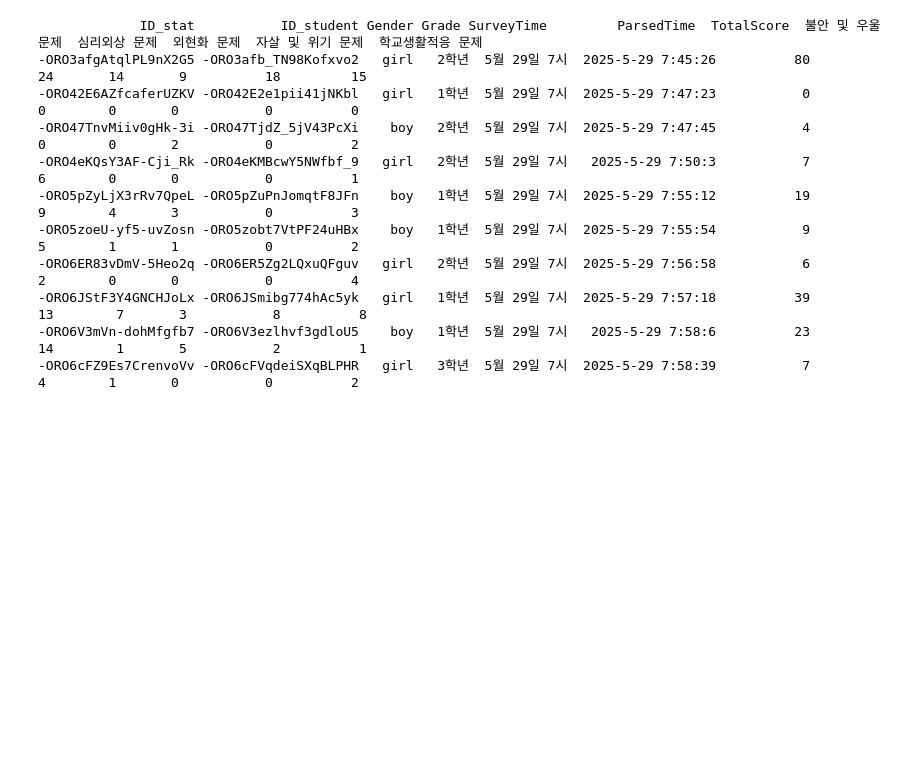
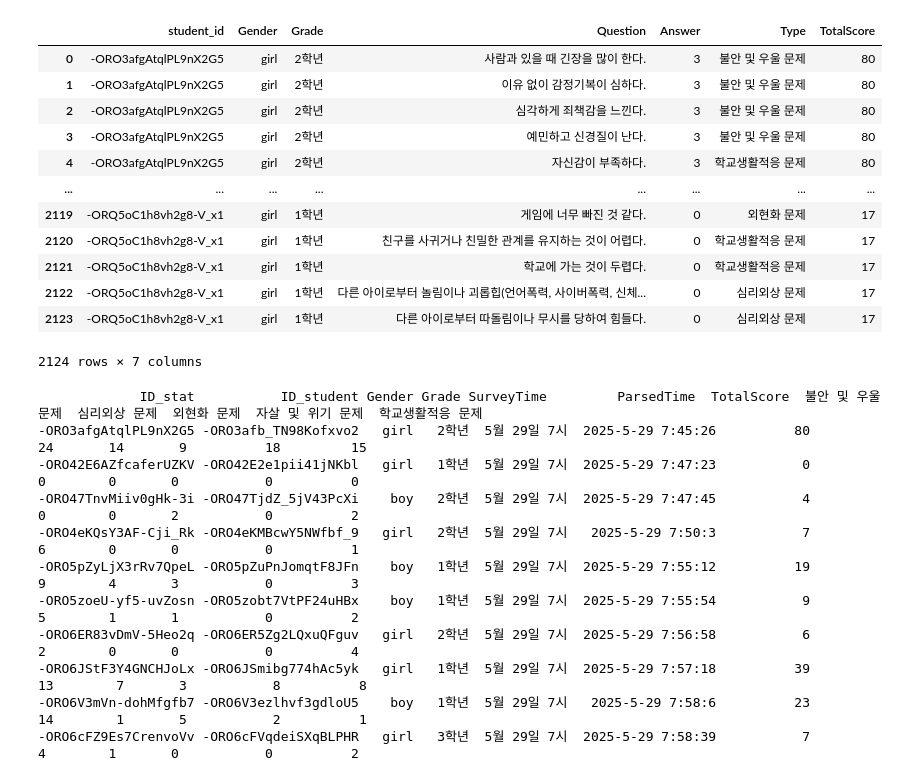
Before and after one commit to PangyoHigh/Psychological-Well-Being-Diagnosis-Checker, a Jupyter notebook: data/analytics2.ipynb, the cells around one changed output. Cells and saved outputs as stored; diff of their text form; code cells hidden in the pictures; blank space fills up the shorter version.

```diff
--- a/data/analytics2.ipynb
+++ b/data/analytics2.ipynb
@@ -9,29 +9,45 @@ import koreanize_matplotlib
 # %%
 import pandas as pd
 
 question_records = []
 
 # Iterate through each student's stat data
 for stat_id, stat_data in data["statistics"].items():
     gender = stat_data["gender"]
     grade = stat_data["grade"]
     total_score = stat_data["totalScore"]
     questions = stat_data.get("question", [])
 
     for q in questions:
         if q:
             question_records.append({
                 "student_id": stat_id,
                 "Gender": gender,
                 "Grade": grade,
                 "Question": q["question"],
                 "Answer": q["answer"],
                 "Type": q["type"],
                 "TotalScore": total_score
             })
 
 # Convert to DataFrame
 question_df = pd.DataFrame(question_records)
+
+question_df
+# %% [output]
+|  | student_id | Gender | Grade | Question | Answer | Type | TotalScore |
+| 0 | -ORO3afgAtqlPL9nX2G5 | girl | 2학년 | 사람과 있을 때 긴장을 많이 한다. | 3 | 불안 및 우울 문제 | 80 |
+| 1 | -ORO3afgAtqlPL9nX2G5 | girl | 2학년 | 이유 없이 감정기복이 심하다. | 3 | 불안 및 우울 문제 | 80 |
+| 2 | -ORO3afgAtqlPL9nX2G5 | girl | 2학년 | 심각하게 죄책감을 느낀다. | 3 | 불안 및 우울 문제 | 80 |
+| 3 | -ORO3afgAtqlPL9nX2G5 | girl | 2학년 | 예민하고 신경질이 난다. | 3 | 불안 및 우울 문제 | 80 |
+| 4 | -ORO3afgAtqlPL9nX2G5 | girl | 2학년 | 자신감이 부족하다. | 3 | 학교생활적응 문제 | 80 |
+| ... | ... | ... | ... | ... | ... | ... | ... |
+| 2119 | -ORQ5oC1h8vh2g8-V_x1 | girl | 1학년 | 게임에 너무 빠진 것 같다. | 0 | 외현화 문제 | 17 |
+| 2120 | -ORQ5oC1h8vh2g8-V_x1 | girl | 1학년 | 친구를 사귀거나 친밀한 관계를 유지하는 것이 어렵다. | 0 | 학교생활적응 문제 | 17 |
+| 2121 | -ORQ5oC1h8vh2g8-V_x1 | girl | 1학년 | 학교에 가는 것이 두렵다. | 0 | 학교생활적응 문제 | 17 |
+| 2122 | -ORQ5oC1h8vh2g8-V_x1 | girl | 1학년 | 다른 아이로부터 놀림이나 괴롭힙(언어폭력, 사이버폭력, 신체... | 0 | 심리외상 문제 | 17 |
+| 2123 | -ORQ5oC1h8vh2g8-V_x1 | girl | 1학년 | 다른 아이로부터 따돌림이나 무시를 당하여 힘들다. | 0 | 심리외상 문제 | 17 |
+2124 rows × 7 columns
 # %%
 # Parse personal data
 combined_rows = []
```
Also changed, not shown: parts of 6 cells of this notebook, 26 other files.
